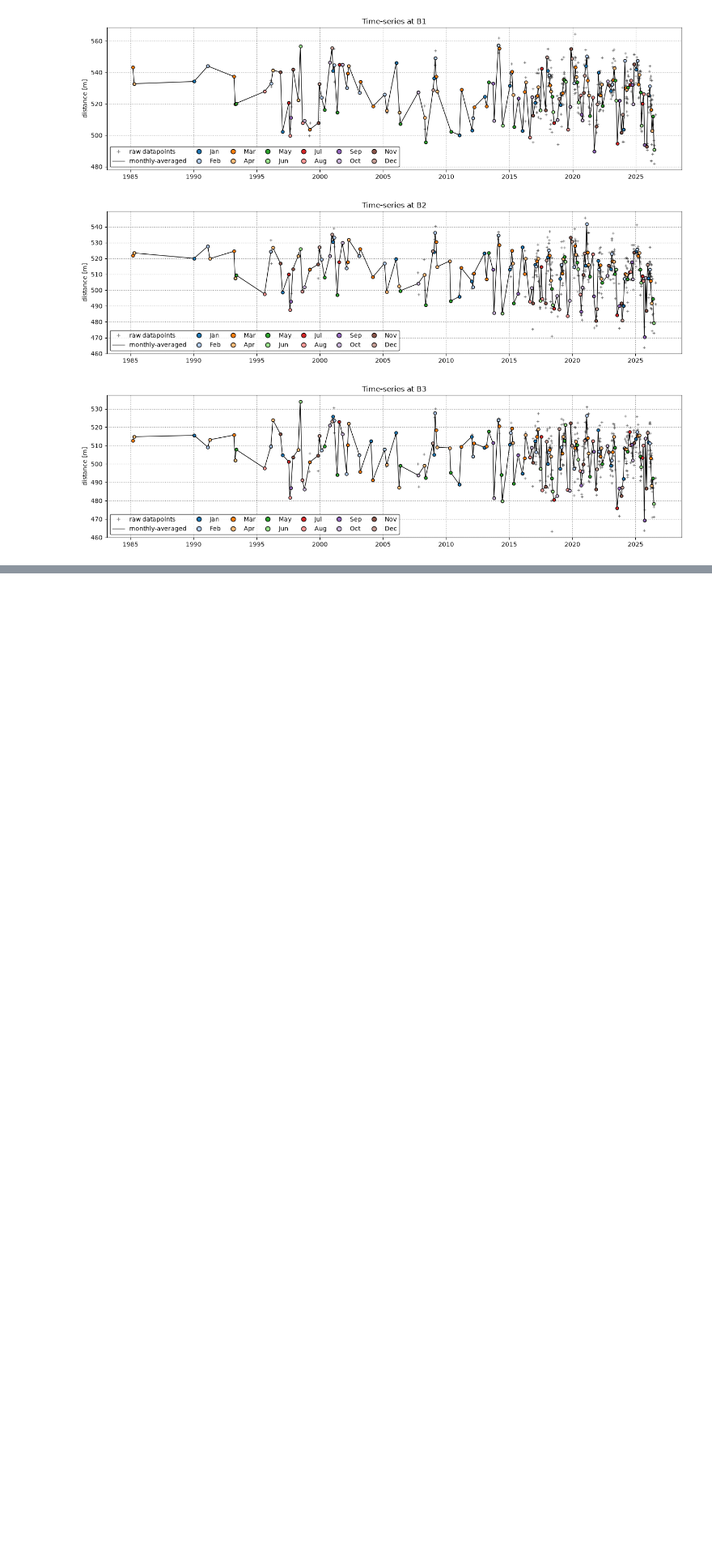
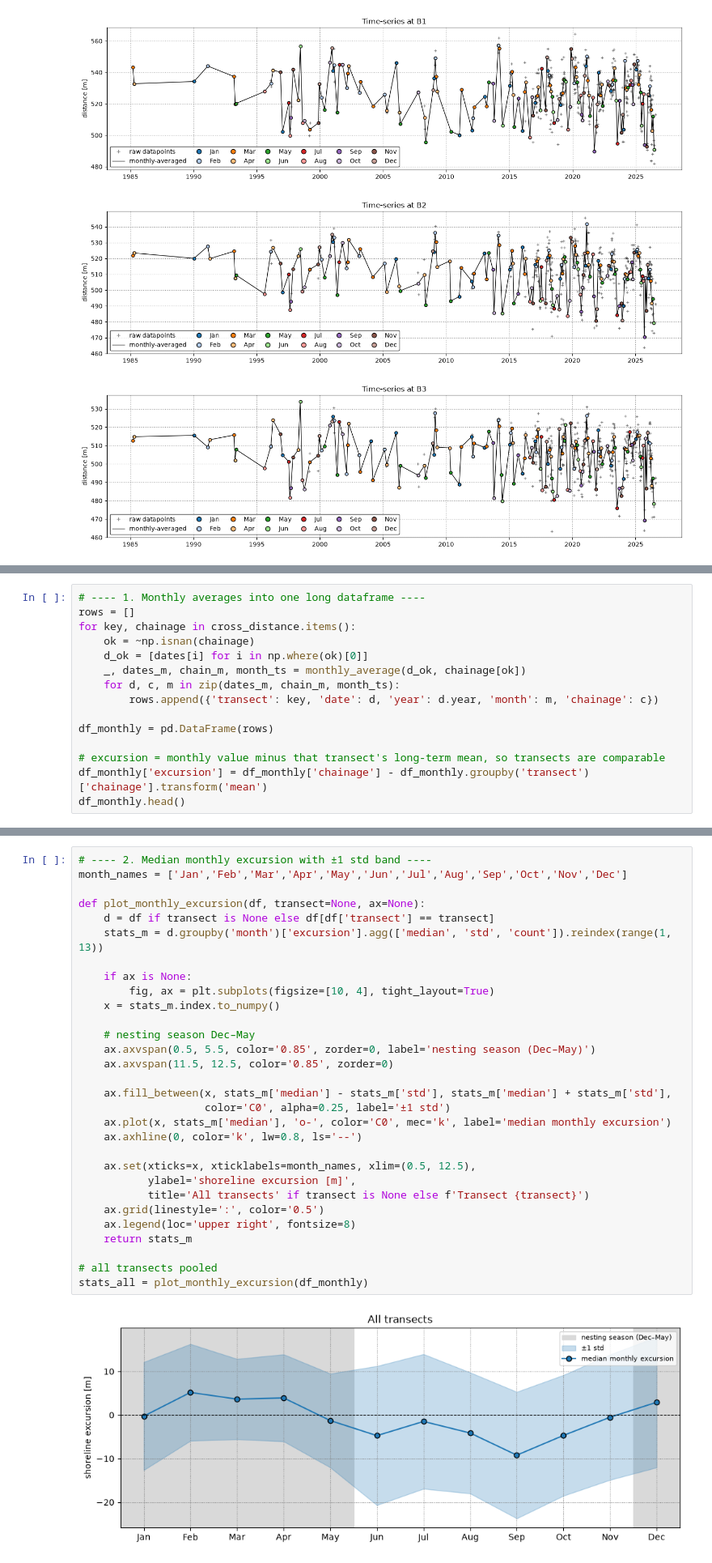
Before and after one commit to mdelemosschaper/quintaplaya, a Jupyter notebook: notebooks/marcus_shorelines.ipynb, the cells around one changed output, grey strips where cells are left out. Shown at 81% size. Saved outputs shown, nothing was run; the diff lists cells and outputs as text; blank space fills up the shorter version.

```diff
--- a/notebooks/marcus_shorelines.ipynb
+++ b/notebooks/marcus_shorelines.ipynb
@@ -217,0 +222,15 @@ for key, chainage in cross_distance.items():
+# %%
+# ---- 1. Monthly averages into one long dataframe ----
+rows = []
+for key, chainage in cross_distance.items():
+    ok = ~np.isnan(chainage)
+    d_ok = [dates[i] for i in np.where(ok)[0]]
+    _, dates_m, chain_m, month_ts = monthly_average(d_ok, chainage[ok])
+    for d, c, m in zip(dates_m, chain_m, month_ts):
+        rows.append({'transect': key, 'date': d, 'year': d.year, 'month': m, 'chainage': c})
+
+df_monthly = pd.DataFrame(rows)
+
+# excursion = monthly value minus that transect's long-term mean, so transects are comparable
+df_monthly['excursion'] = df_monthly['chainage'] - df_monthly.groupby('transect')['chainage'].transform('mean')
+df_monthly.head()
@@ -217,0 +244,32 @@ for key, chainage in cross_distance.items():
+# %%
+# ---- 2. Median monthly excursion with ±1 std band ----
+month_names = ['Jan','Feb','Mar','Apr','May','Jun','Jul','Aug','Sep','Oct','Nov','Dec']
+
+def plot_monthly_excursion(df, transect=None, ax=None):
+    d = df if transect is None else df[df['transect'] == transect]
+    stats_m = d.groupby('month')['excursion'].agg(['median', 'std', 'count']).reindex(range(1, 13))
+
+    if ax is None:
+        fig, ax = plt.subplots(figsize=[10, 4], tight_layout=True)
+    x = stats_m.index.to_numpy()
+
+    # nesting season Dec–May
+    ax.axvspan(0.5, 5.5, color='0.85', zorder=0, label='nesting season (Dec–May)')
+    ax.axvspan(11.5, 12.5, color='0.85', zorder=0)
+
+    ax.fill_between(x, stats_m['median'] - stats_m['std'], stats_m['median'] + stats_m['std'],
+                    color='C0', alpha=0.25, label='±1 std')
+    ax.plot(x, stats_m['median'], 'o-', color='C0', mec='k', label='median monthly excursion')
+    ax.axhline(0, color='k', lw=0.8, ls='--')
+
+    ax.set(xticks=x, xticklabels=month_names, xlim=(0.5, 12.5),
+           ylabel='shoreline excursion [m]',
+           title='All transects' if transect is None else f'Transect {transect}')
+    ax.grid(linestyle=':', color='0.5')
+    ax.legend(loc='upper right', fontsize=8)
+    return stats_m
+
+# all transects pooled
+stats_all = plot_monthly_excursion(df_monthly)
+# %% [output]
+[figure, added]
```
Also changed, not shown: parts of 5 cells of this notebook.
